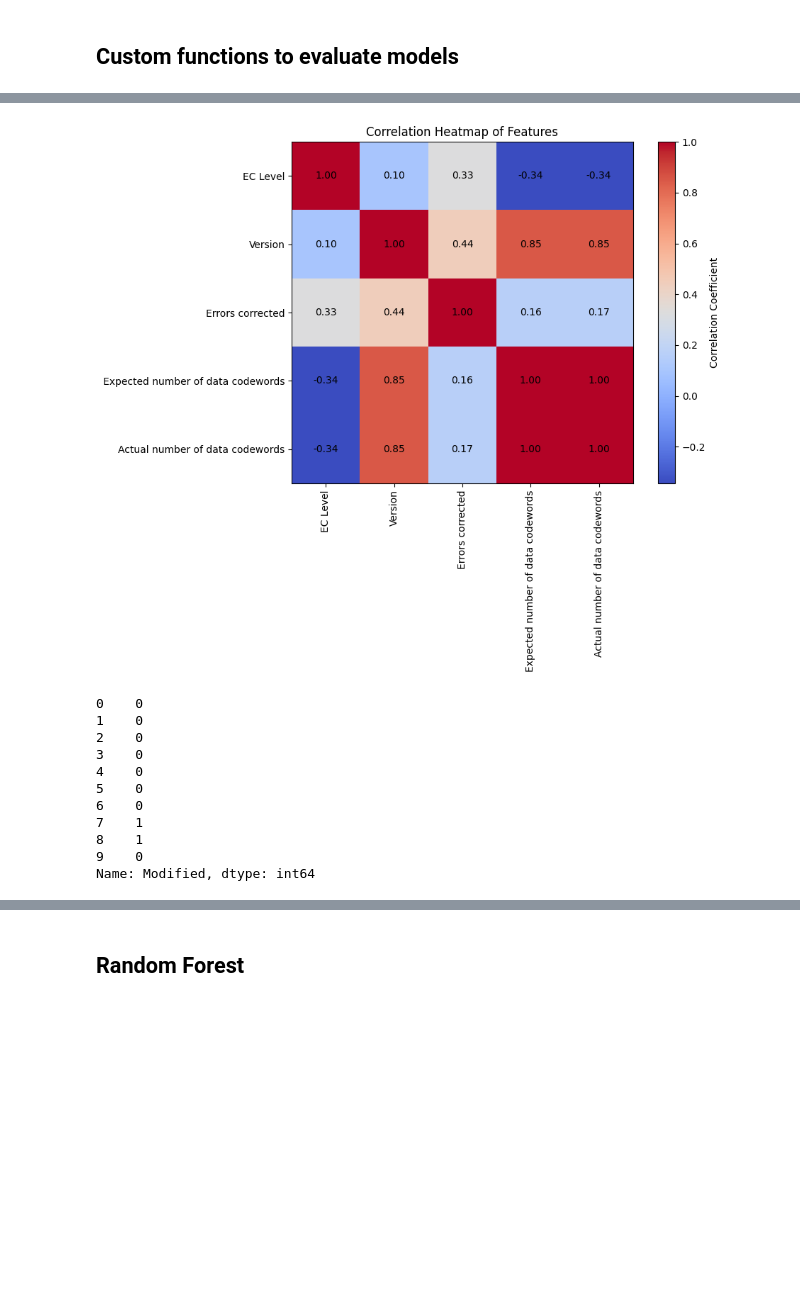
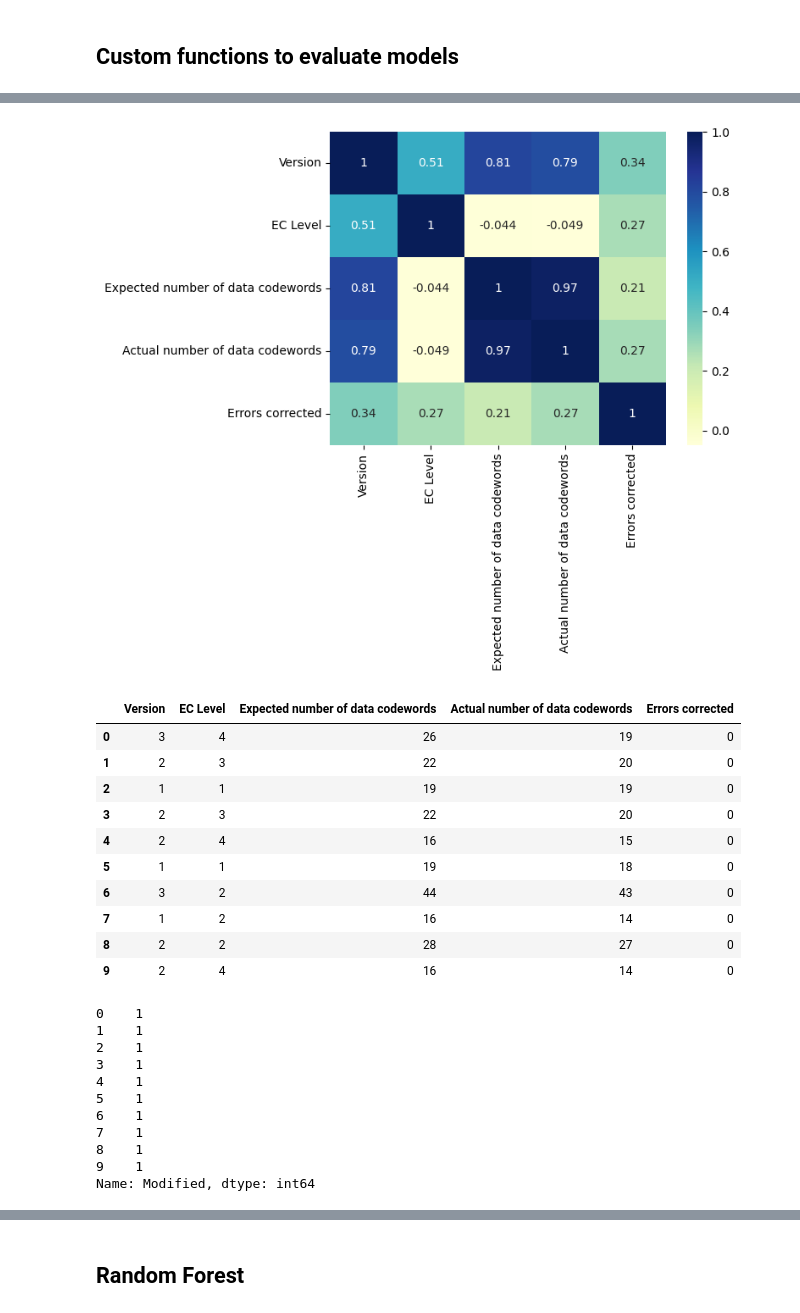
Before and after one commit to micgor32/quishdec, a Jupyter notebook: quarter_2/comparison.ipynb, the cells around one changed output, grey strips where cells are left out. Saved outputs shown, nothing was run; the diff lists cells and outputs as text; code cells hidden in the pictures; blank space fills up the shorter version.

```diff
--- a/quarter_2/comparison.ipynb
+++ b/quarter_2/comparison.ipynb
@@ -56,10 +65,21 @@ def plot_roc_curve(y_true, y_probs, model_name="Model"):
     plt.legend()
     plt.show()
 
+    df = pd.DataFrame({"Model": [model_name], "ROC AUC": [roc_auc]})
+
+    latex_table = df.to_latex(
+        index=False,
+        caption=f"ROC AUC for {model_name}",
+        label=f"tab:roc_auc_{model_name.lower().replace(' ', '_')}",
+        column_format="lc"
+    )
+
+    print(latex_table)
+
+
 # Malicious
-dfm = pd.read_csv("test1.csv")
+dfm = pd.read_csv("mal.csv")
 # Benign
-dfb = pd.read_csv("testm.csv")
+dfb = pd.read_csv("benign1.csv")
 
 df = pd.concat([dfm, dfb], ignore_index=True)
-df.head(5)
@@ -76,5 +88,4 @@ This is just demonstration, this should be done while generating the csv, and ba
 # %%
-df['Modified'] = df['Number of empty bytes'].apply(lambda x: 1 if x > 0 else 0)
 df['EC Level'] = df['Error Correction Level'].map(
     {'L': 1, 'M': 2, 'Q': 3, 'H': 4}).astype(int)
 
@@ -95,45 +106,40 @@ df.head(10)
 # %%
-#train_X = df[['Version', 'EC Level', 'Number of empty bytes', 'Expected number of data codewords',
-              #'Actual number of data codewords',
-              #'Errors corrected']]
-train_X = df[['EC Level', 'Version',
-              'Errors corrected', 'Expected number of data codewords', 'Actual number of data codewords']]
-# this is to be determined later whether or not we limit ourselves to just
-# these features or not
+train_X = df[['Version', 'EC Level', 'Expected number of data codewords',
+              'Actual number of data codewords',
+              'Errors corrected']]
+
 correlation_matrix = train_X.corr()
 
-plt.figure(figsize=(10, 8))
-plt.imshow(correlation_matrix, cmap="coolwarm", interpolation="nearest")
-plt.colorbar(label='Correlation Coefficient')
-
-plt.xticks(range(len(correlation_matrix.columns)), correlation_matrix.columns, rotation=90)
-plt.yticks(range(len(correlation_matrix.columns)), correlation_matrix.columns)
-
-for i in range(len(correlation_matrix)):
-    for j in range(len(correlation_matrix.columns)):
-        plt.text(j, i, f"{correlation_matrix.iloc[i, j]:.2f}",
-                 ha="center", va="center", color="black")
-
-
-plt.title("Correlation Heatmap of Features")
-plt.tight_layout()
+dataplot = sb.heatmap(correlation_matrix, cmap="YlGnBu", annot=True)
 plt.show()
+train_X.head(10)
 # %% [output]
-[figure, old version]
+[figure, new version]
+|  | Version | EC Level | Expected number of data codewords | Actual number of data codewords | Errors corrected |
+| 0 | 3 | 4 | 26 | 19 | 0 |
+| 1 | 2 | 3 | 22 | 20 | 0 |
+| 2 | 1 | 1 | 19 | 19 | 0 |
+| 3 | 2 | 3 | 22 | 20 | 0 |
+| 4 | 2 | 4 | 16 | 15 | 0 |
+| 5 | 1 | 1 | 19 | 18 | 0 |
+| 6 | 3 | 2 | 44 | 43 | 0 |
+| 7 | 1 | 2 | 16 | 14 | 0 |
+| 8 | 2 | 2 | 28 | 27 | 0 |
+| 9 | 2 | 4 | 16 | 14 | 0 |
 # %%
 train_y = df['Modified']
 train_y.head(10)
 # %% [output]
-0    0
-1    0
-2    0
-3    0
-4    0
-5    0
-6    0
+0    1
+1    1
+2    1
+3    1
+4    1
+5    1
+6    1
 7    1
 8    1
-9    0
+9    1
 Name: Modified, dtype: int64
 # %%
 X_train, X_test, y_train, y_test = train_test_split(train_X,
```
Also changed, not shown: parts of 10 cells of this notebook.
